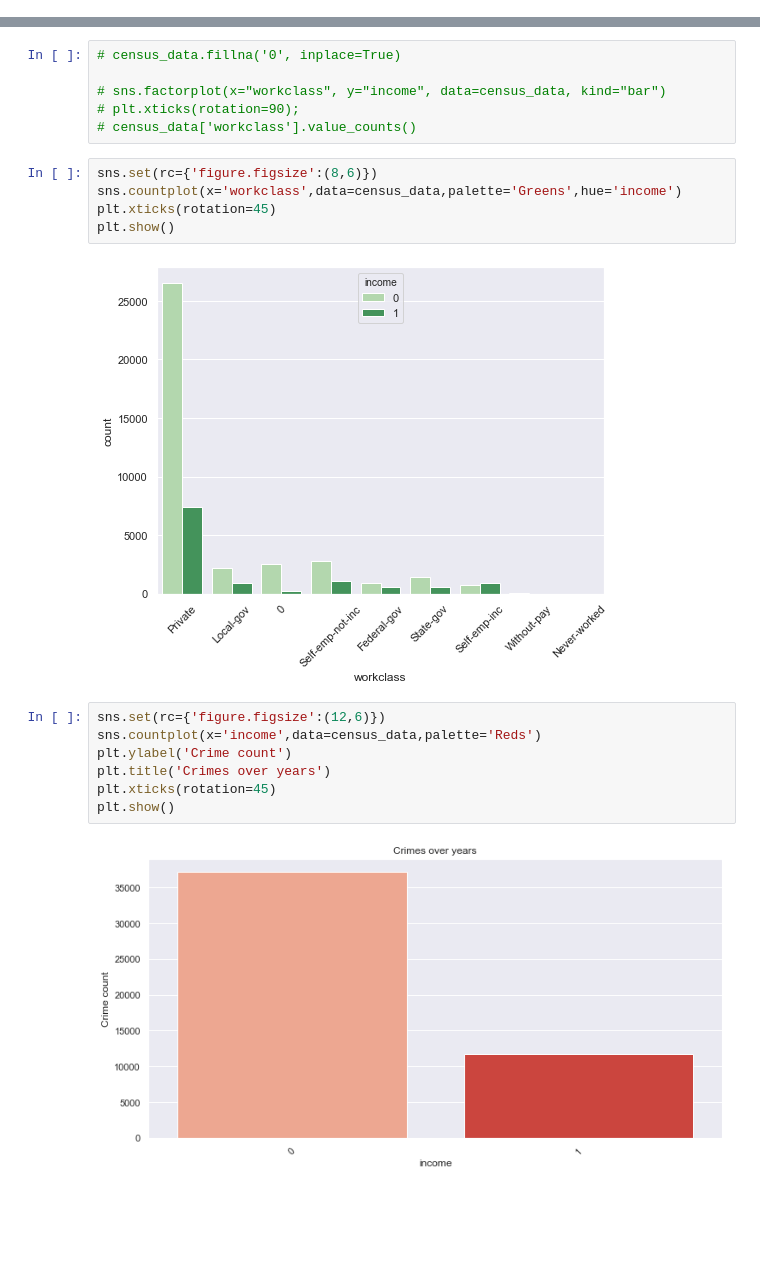
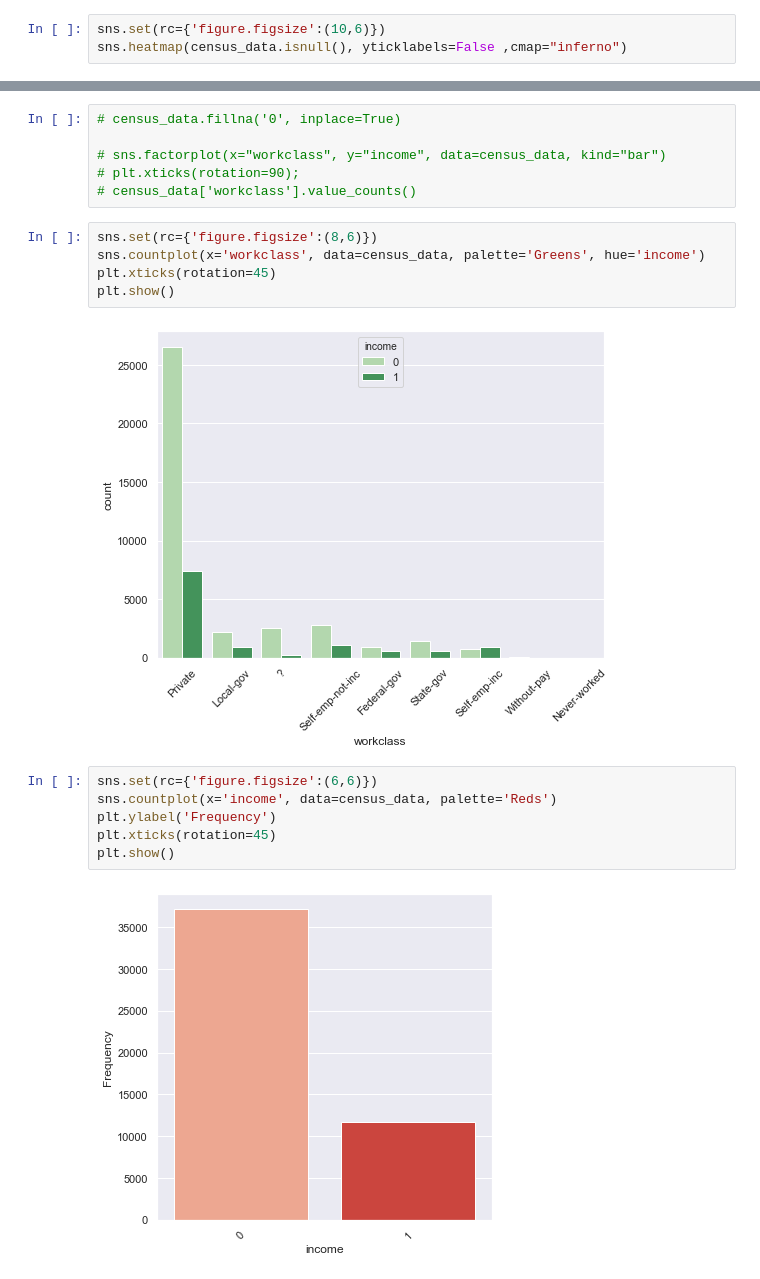
Before and after one commit to saisuma29/census_income, a Jupyter notebook: census.ipynb, the cells around one changed output, grey strips where cells are left out. Cells and saved outputs as stored; diff of their text form; blank space fills up the shorter version.

```diff
--- a/census.ipynb
+++ b/census.ipynb
@@ -69,3 +69,6 @@ hours-per-week    False
 native-country    False
 income            False
 dtype: bool
+# %%
+sns.set(rc={'figure.figsize':(10,6)})
+sns.heatmap(census_data.isnull(), yticklabels=False ,cmap="inferno")
@@ -89,17 +95,16 @@ array([0, 1])
 # census_data['workclass'].value_counts()
 # %%
 sns.set(rc={'figure.figsize':(8,6)})
-sns.countplot(x='workclass',data=census_data,palette='Greens',hue='income')
+sns.countplot(x='workclass', data=census_data, palette='Greens', hue='income')
 plt.xticks(rotation=45)
 plt.show()
 # %% [output]
 [figure]
 # %%
-sns.set(rc={'figure.figsize':(12,6)})
-sns.countplot(x='income',data=census_data,palette='Reds')
-plt.ylabel('Crime count')
-plt.title('Crimes over years')
+sns.set(rc={'figure.figsize':(6,6)})
+sns.countplot(x='income', data=census_data, palette='Reds')
+plt.ylabel('Frequency')
 plt.xticks(rotation=45)
 plt.show()
 # %% [output]
-[figure, old version]
+[figure, new version]
```
Also changed, not shown: parts of 13 cells of this notebook.
